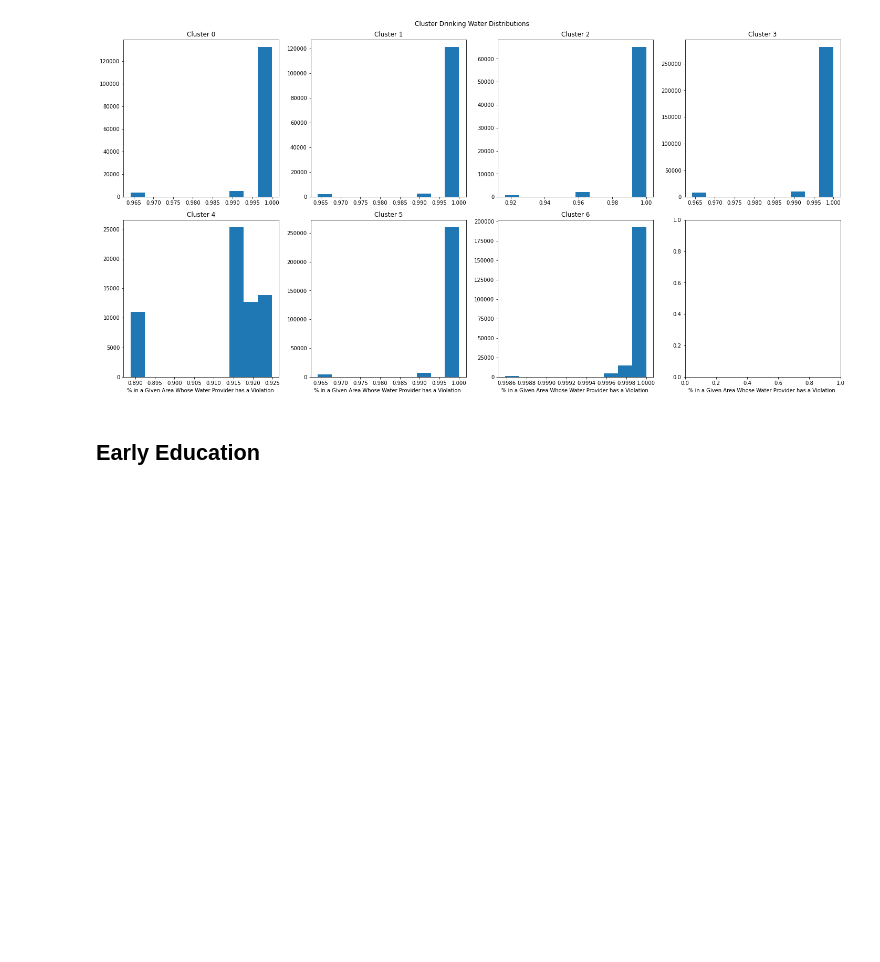
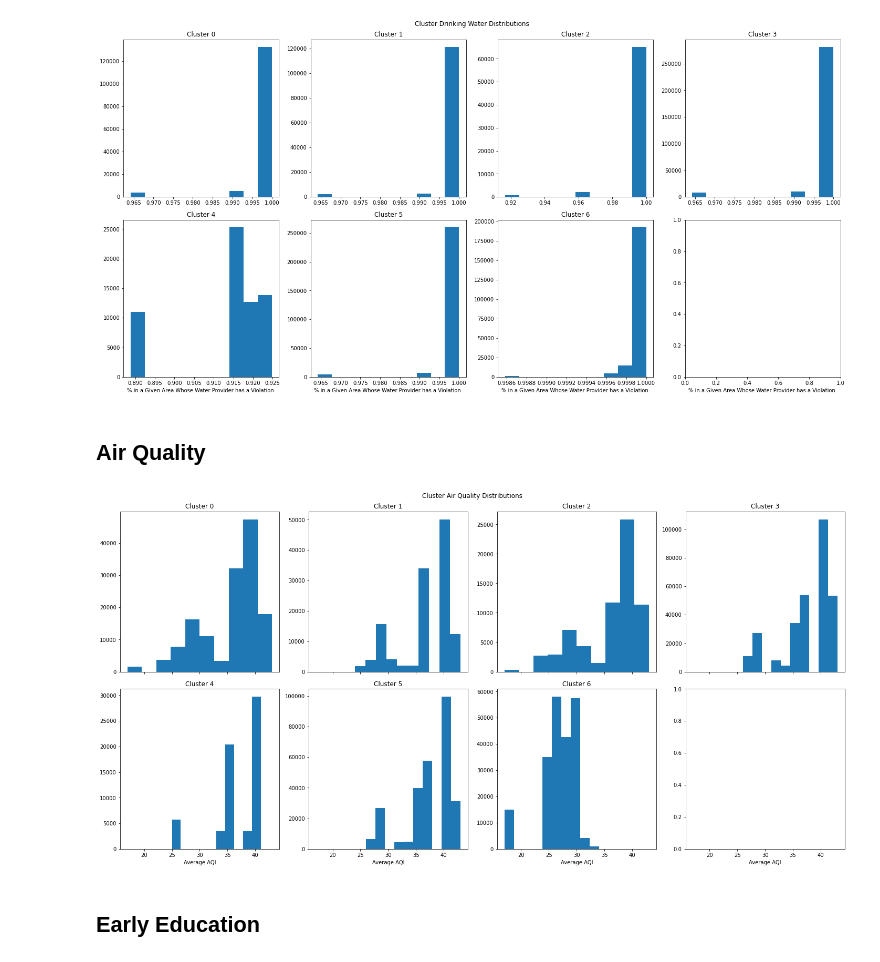
Before and after one commit to aren-kab/CDI-Capstone, a Jupyter notebook: 2019Clustering.ipynb, the cells around one changed output. Cells and saved outputs as stored; diff of their text form; code cells hidden in the pictures; blank space fills up the shorter version.

```diff
--- a/2019Clustering.ipynb
+++ b/2019Clustering.ipynb
@@ -526,6 +539,32 @@ for ax in axs.flat[4:]:
     ax.set(xlabel='% in a Given Area Whose Water Provider has a Violation ')
 # %% [output]
 [figure]
+# %% [markdown]
+## Air Quality
+# %%
+fig, axs = plt.subplots(2, 4, sharex=True, figsize=(20,10))
+fig.suptitle("Cluster Air Quality Distributions")
+
+axs[0, 0].hist(clust0['AirQuality'])
+axs[0, 0].set_title('Cluster 0')
+axs[0, 1].hist(clust1['AirQuality'])
+axs[0, 1].set_title('Cluster 1')
+axs[0, 2].hist(clust2['AirQuality'])
+axs[0, 2].set_title('Cluster 2')
+axs[0, 3].hist(clust3['AirQuality'])
+axs[0, 3].set_title('Cluster 3')
+axs[1, 0].hist(clust4['AirQuality'])
+axs[1, 0].set_title('Cluster 4')
+axs[1, 1].hist(clust5['AirQuality'])
+axs[1, 1].set_title('Cluster 5')
+axs[1, 2].hist(clust6['AirQuality'])
+axs[1, 2].set_title('Cluster 6')
+
+plt.tight_layout()
+for ax in axs.flat[4:]:
+    ax.set(xlabel='Average AQI')
+# %% [output]
+[figure, added]
 # %% [markdown]
 ## Early Education
 # %%
```
Also changed, not shown: parts of 9 cells of this notebook.
